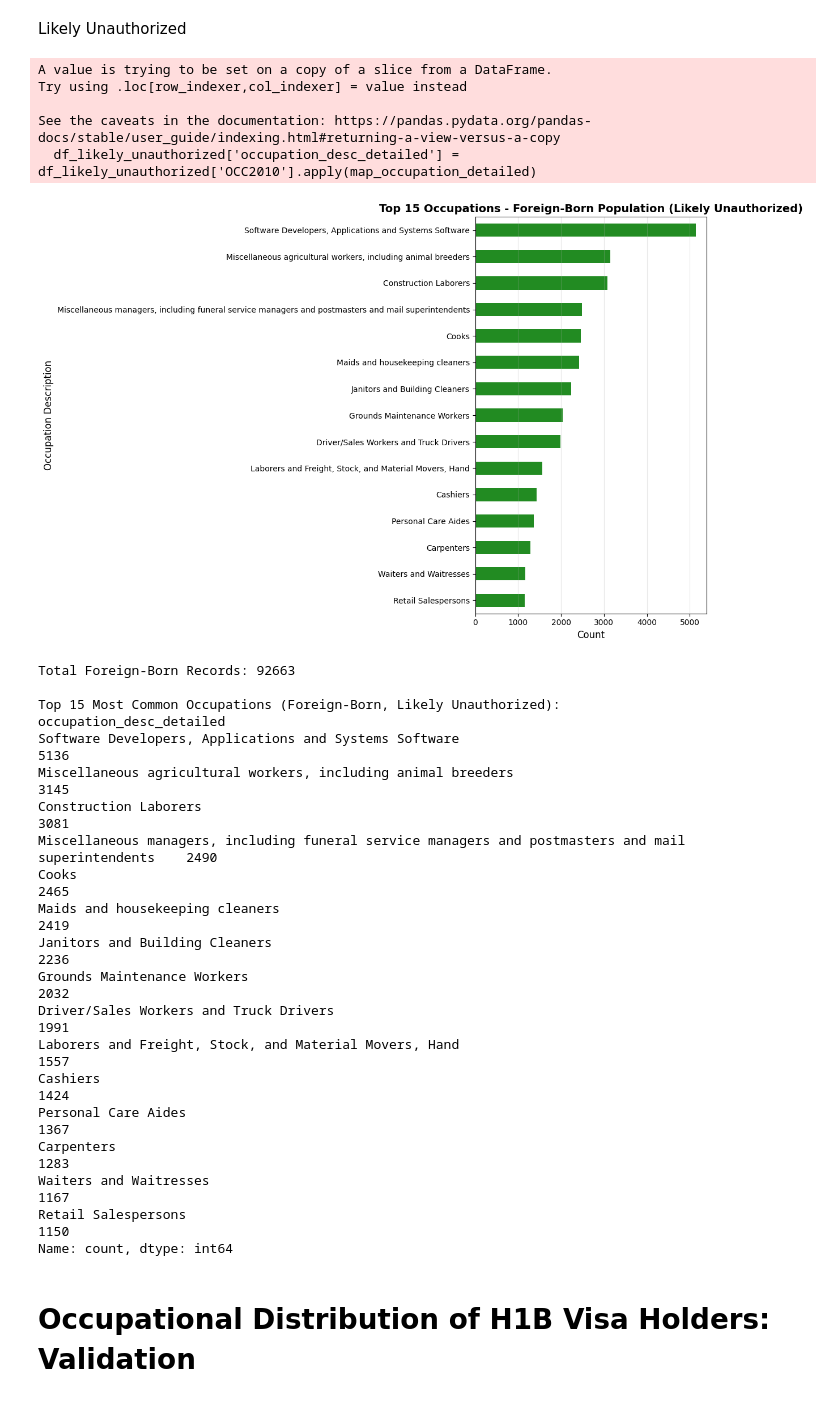
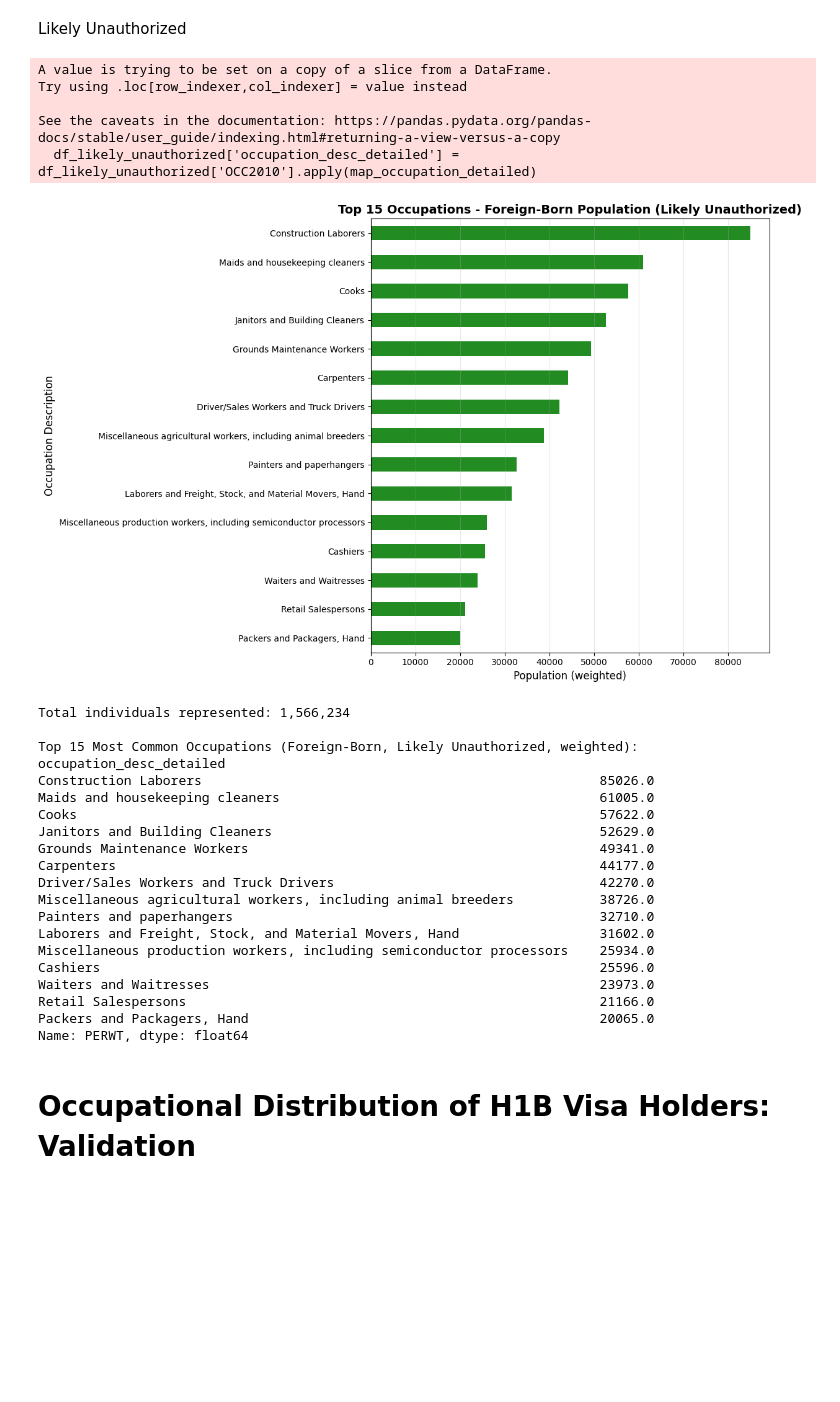
Before and after one commit to lindseylacey/Unidos, a Jupyter notebook: notebooks/immigration/acs_detailed_estimates.ipynb, the cells around one changed output. Saved outputs shown, nothing was run; the diff lists cells and outputs as text; code cells hidden in the pictures; blank space fills up the shorter version.

```diff
--- a/notebooks/immigration/acs_detailed_estimates.ipynb
+++ b/notebooks/immigration/acs_detailed_estimates.ipynb
@@ -221,8 +241,7 @@ Step 11: H1B Visa Designation
 educ_numeric = pd.to_numeric(foreign_born_df.get('EDUC', 0), errors='coerce').fillna(0)
 yrimmig_numeric = pd.to_numeric(foreign_born_df.get('YRIMMIG', foreign_born_df.get('yrimmig', 0)), errors='coerce').fillna(0)
 
-#h1b_likely_legal = (educ_numeric >= 111) | (yrimmig_numeric >= 56)
-h1b_likely_legal = (educ_numeric >= 101) | (yrimmig_numeric >= 2020)
+h1b_likely_legal = ((educ_numeric >= 10) & (educ_numeric <= 11)) | (yrimmig_numeric >= 2020)
 foreign_born_df.loc[:, 'likely_legal'] = foreign_born_df['likely_legal'] | h1b_likely_legal
 
 # EDUC 111+ or YRIMMIG 56+ marked likely legal
@@ -1050,52 +1069,52 @@ Likely Unauthorized
 # %%
 df_likely_unauthorized['occupation_desc_detailed'] = df_likely_unauthorized['OCC2010'].apply(map_occupation_detailed)
 
-# Get top 15 occupations (excluding NIU) and create bar chart
-occupation_counts = df_likely_unauthorized['occupation_desc_detailed'].value_counts()
+# Get top 15 occupations (excluding NIU) and create bar chart (weighted)
+occupation_counts = df_likely_unauthorized.groupby('occupation_desc_detailed')['PERWT'].sum()
 occupation_counts_filtered = occupation_counts[occupation_counts.index != "NIU (Not in Universe)"]
-top_15_occupations = occupation_counts_filtered.head(15).sort_values(ascending=True)
+top_15_occupations = occupation_counts_filtered.nlargest(15).sort_values(ascending=True)
 
 fig, ax = plt.subplots(figsize=(12, 8))
 top_15_occupations.plot(kind='barh', ax=ax, color='forestgreen')
 
-ax.set_xlabel('Count', fontsize=12)
+ax.set_xlabel('Population (weighted)', fontsize=12)
 ax.set_ylabel('Occupation Description', fontsize=12)
 ax.set_title('Top 15 Occupations - Foreign-Born Population (Likely Unauthorized)', fontsize=14, fontweight='bold')
 ax.grid(axis='x', alpha=0.3)
 
 plt.tight_layout()
 plt.show()
 
-print(f"\nTotal Foreign-Born Records: {len(df_likely_unauthorized)}")
-print(f"\nTop 15 Most Common Occupations (Foreign-Born, Likely Unauthorized):")
-print(occupation_counts_filtered.head(15))
+print(f"\nTotal individuals represented: {int(df_likely_unauthorized['PERWT'].sum()):,}")
+print(f"\nTop 15 Most Common Occupations (Foreign-Born, Likely Unauthorized, weighted):")
+print(occupation_counts_filtered.nlargest(15))
 # %% [output]
 A value is trying to be set on a copy of a slice from a DataFrame.
 Try using .loc[row_indexer,col_indexer] = value instead
 
 See the caveats in the documentation: https://pandas.pydata.org/pandas-docs/stable/user_guide/indexing.html#returning-a-view-versus-a-copy
   df_likely_unauthorized['occupation_desc_detailed'] = df_likely_unauthorized['OCC2010'].apply(map_occupation_detailed)
-[figure, old version]
+[figure, new version]
-Total Foreign-Born Records: 92663
+Total individuals represented: 1,566,234
 
-Top 15 Most Common Occupations (Foreign-Born, Likely Unauthorized):
+Top 15 Most Common Occupations (Foreign-Born, Likely Unauthorized, weighted):
 occupation_desc_detailed
-Software Developers, Applications and Systems Software                                                 5136
-Miscellaneous agricultural workers, including animal breeders                                          3145
-Construction Laborers                                                                                  3081
-Miscellaneous managers, including funeral service managers and postmasters and mail superintendents    2490
-Cooks                                                                                                  2465
-Maids and housekeeping cleaners                                                                        2419
-Janitors and Building Cleaners                                                                         2236
-Grounds Maintenance Workers                                                                            2032
-Driver/Sales Workers and Truck Drivers                                                                 1991
-Laborers and Freight, Stock, and Material Movers, Hand                                                 1557
-Cashiers                                                                                               1424
-Personal Care Aides                                                                                    1367
-Carpenters                                                                                             1283
-Waiters and Waitresses                                                                                 1167
-Retail Salespersons                                                                                    1150
-Name: count, dtype: int64
+Construction Laborers                                                   85026.0
+Maids and housekeeping cleaners                                         61005.0
+Cooks                                                                   57622.0
+Janitors and Building Cleaners                                          52629.0
+Grounds Maintenance Workers                                             49341.0
+Carpenters                                                              44177.0
+Driver/Sales Workers and Truck Drivers                                  42270.0
+Miscellaneous agricultural workers, including animal breeders           38726.0
+Painters and paperhangers                                               32710.0
+Laborers and Freight, Stock, and Material Movers, Hand                  31602.0
+Miscellaneous production workers, including semiconductor processors    25934.0
+Cashiers                                                                25596.0
+Waiters and Waitresses                                                  23973.0
+Retail Salespersons                                                     21166.0
+Packers and Packagers, Hand                                             20065.0
+Name: PERWT, dtype: float64
 # %% [markdown]
 # Occupational Distribution of H1B Visa Holders: Validation
 # %%
```
Also changed, not shown: parts of 12 cells of this notebook, 2 other files.
